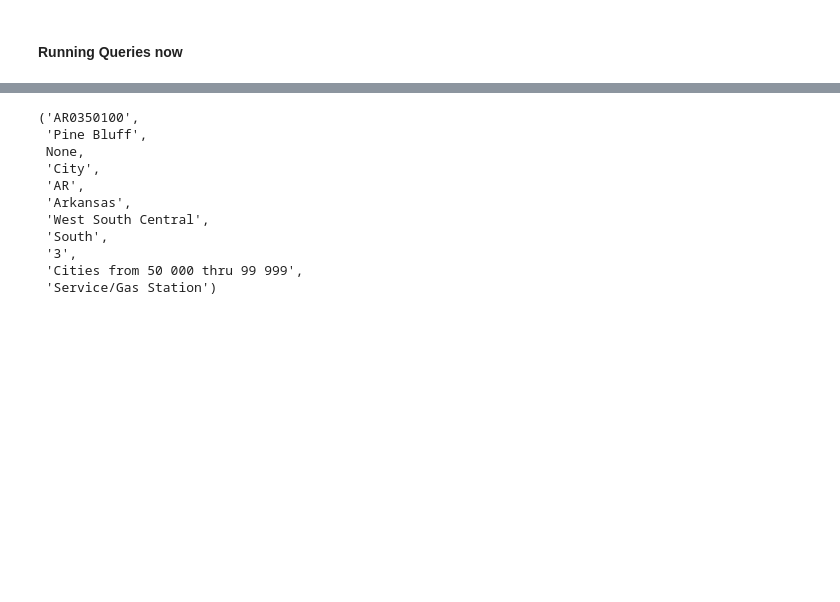
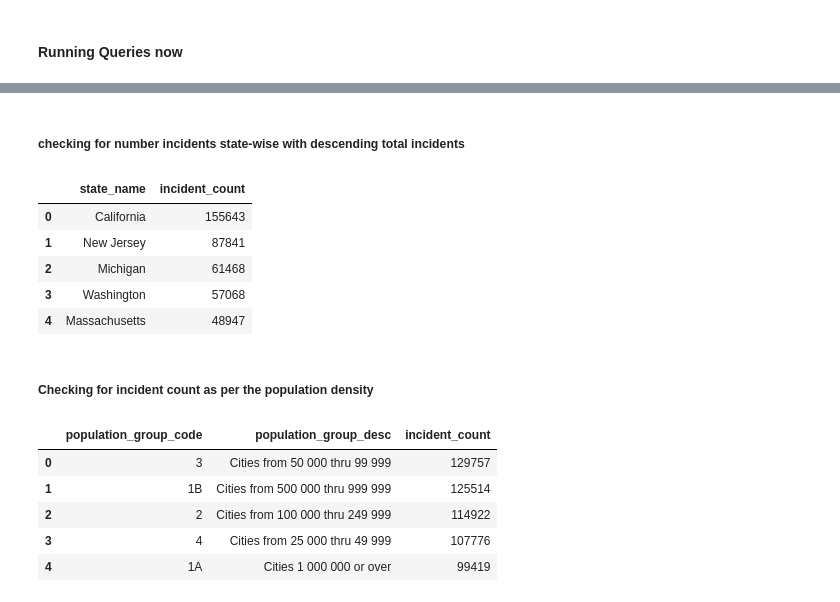
Before and after one commit to SakshiDS/etl_project, a Jupyter notebook: etl_proj_SM.ipynb, the cells around one changed output, grey strips where cells are left out. Drawn from its saved outputs; the diff is of its cells as text; code cells hidden in the pictures; blank space fills up the shorter version.

```diff
--- a/etl_proj_SM.ipynb
+++ b/etl_proj_SM.ipynb
@@ -163,0 +166,11 @@ conn.close()
+# %%
+with psycopg2.connect(host='localhost', dbname='hate_crime', user='postgres', password=password) as conn:
+
+    query1 = """SELECT data_year, count(incident_id) AS incident_count
+                FROM incident
+                GROUP BY data_year
+                ORDER BY count(incident_id) DESC"""
+
+    hc_per_year = pd.read_sql_query(query1,conn)
+
+hc_per_year.head()
@@ -164,22 +184,22 @@ conn.close()
+# %% [markdown]
+##### checking for number incidents state-wise with descending total incidents
 # %%
-conn = psycopg2.connect(host='localhost', dbname='hate_crime', user='postgres', password=password)
+with psycopg2.connect(host='localhost', dbname='hate_crime', user='postgres', password=password) as conn:
 
-cur = conn.cursor()
+    query1 = """SELECT l.state_name, count(i.incident_id) AS incident_count
+                FROM incident as i
+                LEFT JOIN location as l
+                ON i.ori = l.ori
+                GROUP BY l.state_name
+                ORDER BY count(i.incident_id) DESC"""
 
-cur.execute('SELECT * FROM location')
-one = cur.fetchone()
-all = cur.fetchall()
+    hc_per_state = pd.read_sql_query(query1,conn)
 
-one
+hc_per_state.head()
 # %% [output]
-('AR0350100',
- 'Pine Bluff',
- None,
- 'City',
- 'AR',
- 'Arkansas',
- 'West South Central',
- 'South',
- '3',
- 'Cities from 50 000 thru 99 999',
- 'Service/Gas Station')
+|  | state_name | incident_count |
+| 0 | California | 155643 |
+| 1 | New Jersey | 87841 |
+| 2 | Michigan | 61468 |
+| 3 | Washington | 57068 |
+| 4 | Massachusetts | 48947 |
@@ -187,0 +206,22 @@ conn.close()
+# %% [markdown]
+##### Checking for incident count as per the population density
+# %%
+with psycopg2.connect(host='localhost', dbname='hate_crime', user='postgres', password=password) as conn:
+
+    query1 = """SELECT DISTINCT(population_group_code), population_group_desc, COUNT(incident_id) as incident_count
+                FROM location as l
+                INNER JOIN incident as i
+                ON l.ori = i.ori
+                GROUP BY distinct(population_group_code), population_group_desc
+                ORDER BY count(incident_id) DESC"""
+
+    hc_per_pop_density = pd.read_sql_query(query1,conn)
+
+hc_per_pop_density.head()
+# %% [output]
+|  | population_group_code | population_group_desc | incident_count |
+| 0 | 3 | Cities from 50 000 thru 99 999 | 129757 |
+| 1 | 1B | Cities from 500 000 thru 999 999 | 125514 |
+| 2 | 2 | Cities from 100 000 thru 249 999 | 114922 |
+| 3 | 4 | Cities from 25 000 thru 49 999 | 107776 |
+| 4 | 1A | Cities 1 000 000 or over | 99419 |
```
Also changed, not shown: parts of 3 cells of this notebook.
